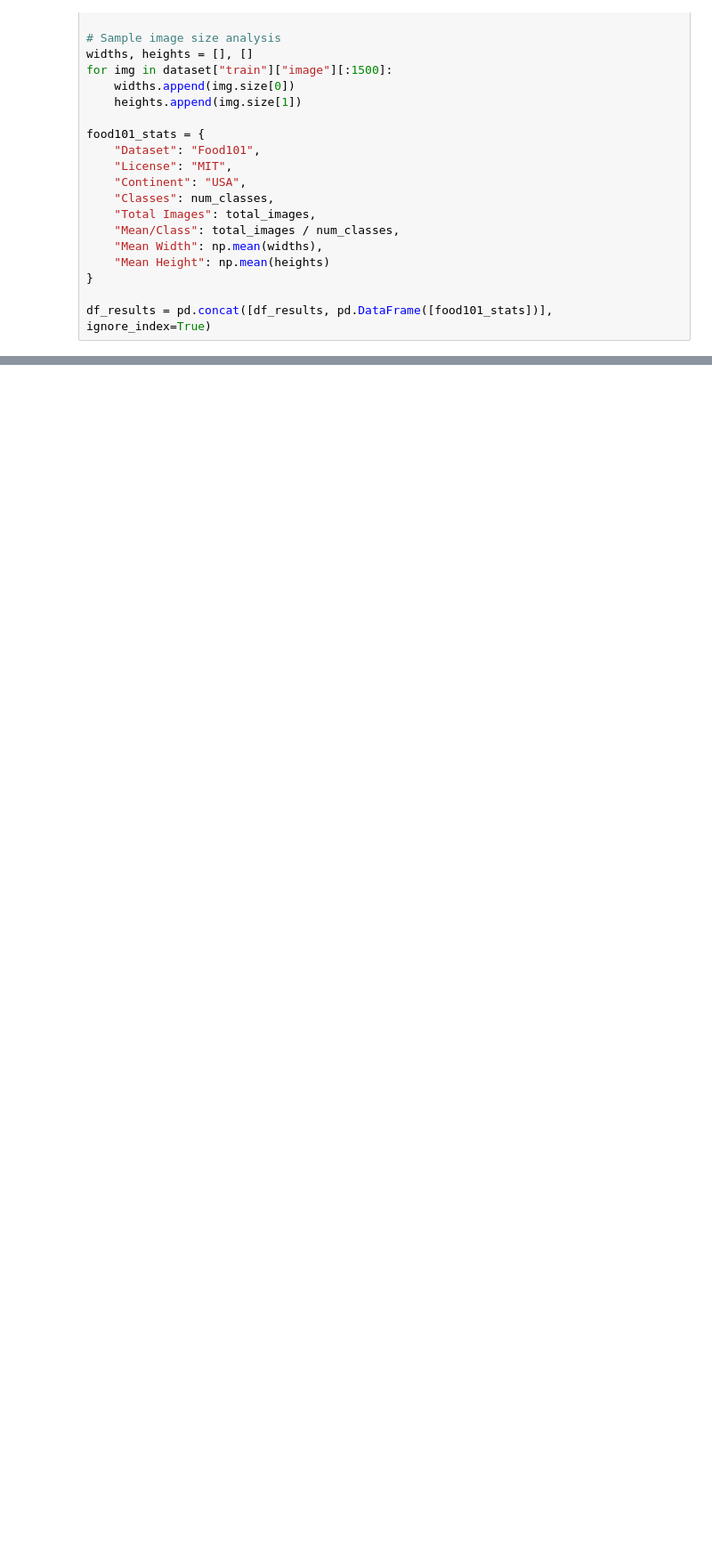
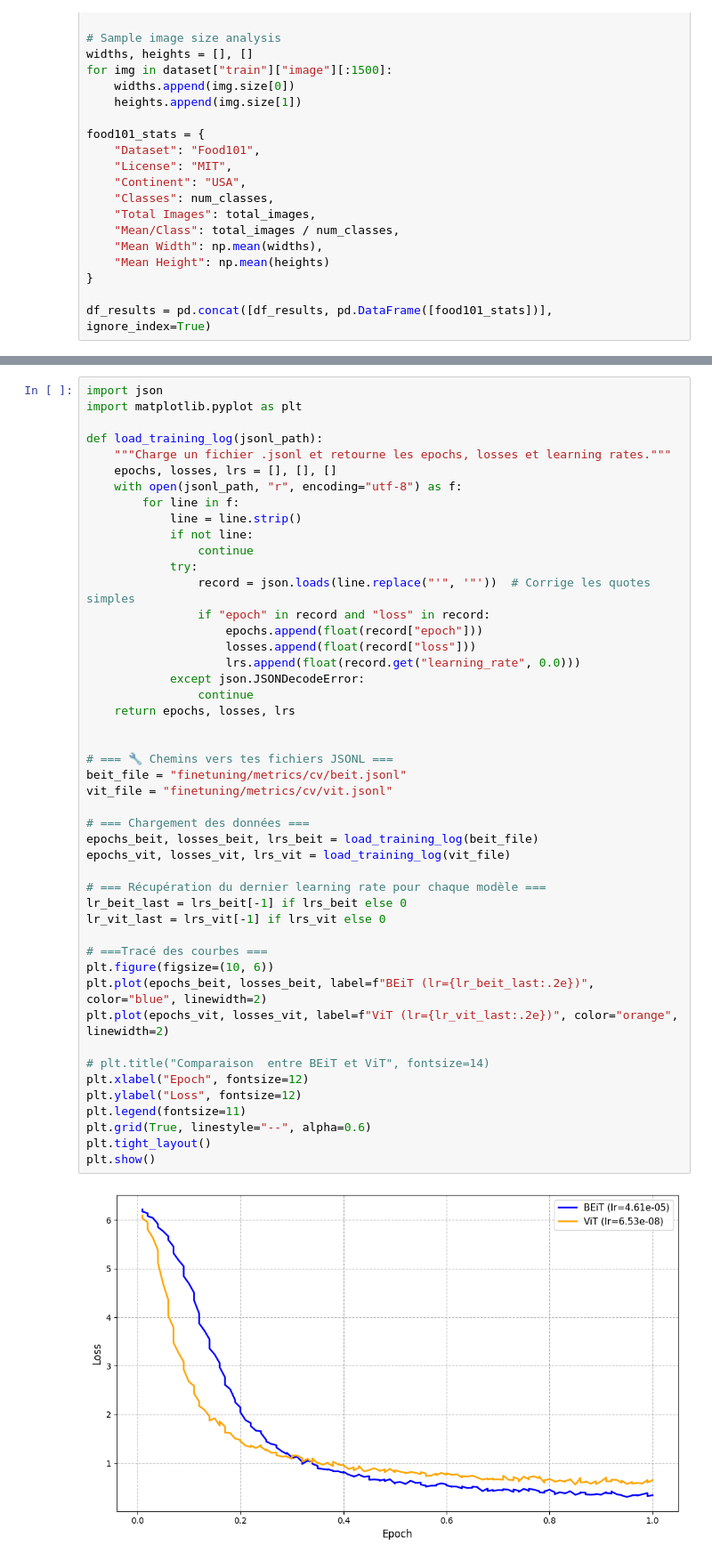
Before and after one commit to jeanpetitY/Food-dataset, a Jupyter notebook: dataset_analysis.ipynb, the cells around one changed output, grey strips where cells are left out. Shown at 89% size. Cells and saved outputs as stored; diff of their text form; blank space fills up the shorter version.

```diff
--- a/dataset_analysis.ipynb
+++ b/dataset_analysis.ipynb
@@ -288,0 +562,49 @@ df_results = pd.concat([df_results, pd.DataFrame([food101_stats])], ignore_index
+# %%
+import json
+import matplotlib.pyplot as plt
+
+def load_training_log(jsonl_path):
+    """Charge un fichier .jsonl et retourne les epochs, losses et learning rates."""
+    epochs, losses, lrs = [], [], []
+    with open(jsonl_path, "r", encoding="utf-8") as f:
+        for line in f:
+            line = line.strip()
+            if not line:
+                continue
+            try:
+                record = json.loads(line.replace("'", '"'))  # Corrige les quotes simples
+                if "epoch" in record and "loss" in record:
+                    epochs.append(float(record["epoch"]))
+                    losses.append(float(record["loss"]))
+                    lrs.append(float(record.get("learning_rate", 0.0)))
+            except json.JSONDecodeError:
+                continue
+    return epochs, losses, lrs
+
+
+# === 🔧 Chemins vers tes fichiers JSONL ===
+beit_file = "finetuning/metrics/cv/beit.jsonl"
+vit_file = "finetuning/metrics/cv/vit.jsonl"
+
+# === Chargement des données ===
+epochs_beit, losses_beit, lrs_beit = load_training_log(beit_file)
+epochs_vit, losses_vit, lrs_vit = load_training_log(vit_file)
+
+# === Récupération du dernier learning rate pour chaque modèle ===
+lr_beit_last = lrs_beit[-1] if lrs_beit else 0
+lr_vit_last = lrs_vit[-1] if lrs_vit else 0
+
+# ===Tracé des courbes ===
+plt.figure(figsize=(10, 6))
+plt.plot(epochs_beit, losses_beit, label=f"BEiT (lr={lr_beit_last:.2e})", color="blue", linewidth=2)
+plt.plot(epochs_vit, losses_vit, label=f"ViT (lr={lr_vit_last:.2e})", color="orange", linewidth=2)
+
+# plt.title("Comparaison  entre BEiT et ViT", fontsize=14)
+plt.xlabel("Epoch", fontsize=12)
+plt.ylabel("Loss", fontsize=12)
+plt.legend(fontsize=11)
+plt.grid(True, linestyle="--", alpha=0.6)
+plt.tight_layout()
+plt.show()
+# %% [output]
+[figure, added]
```
Also changed, not shown: parts of 6 cells of this notebook, 39 other files.
